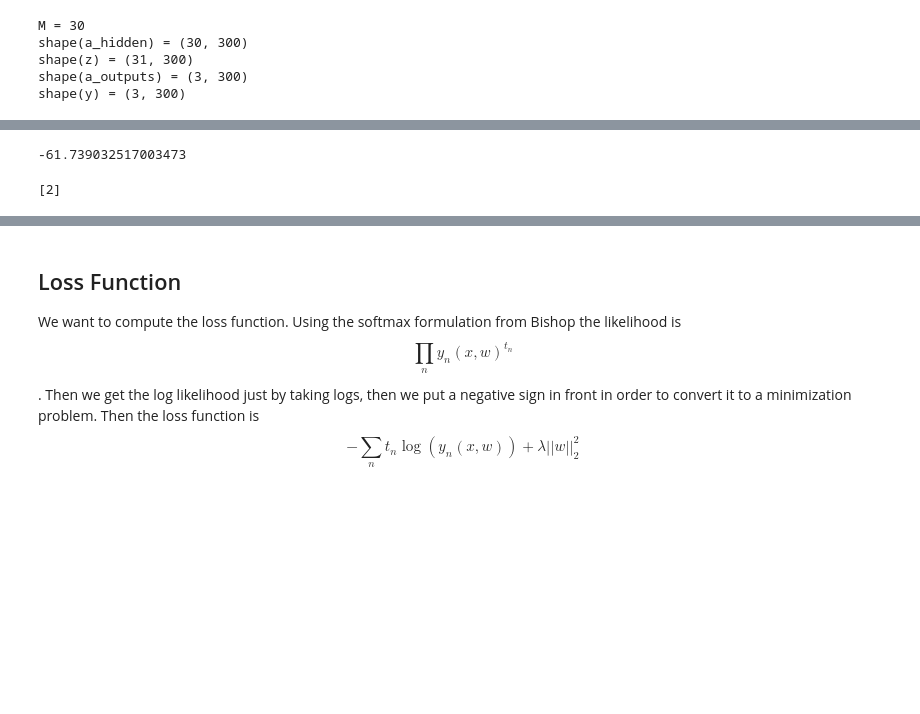
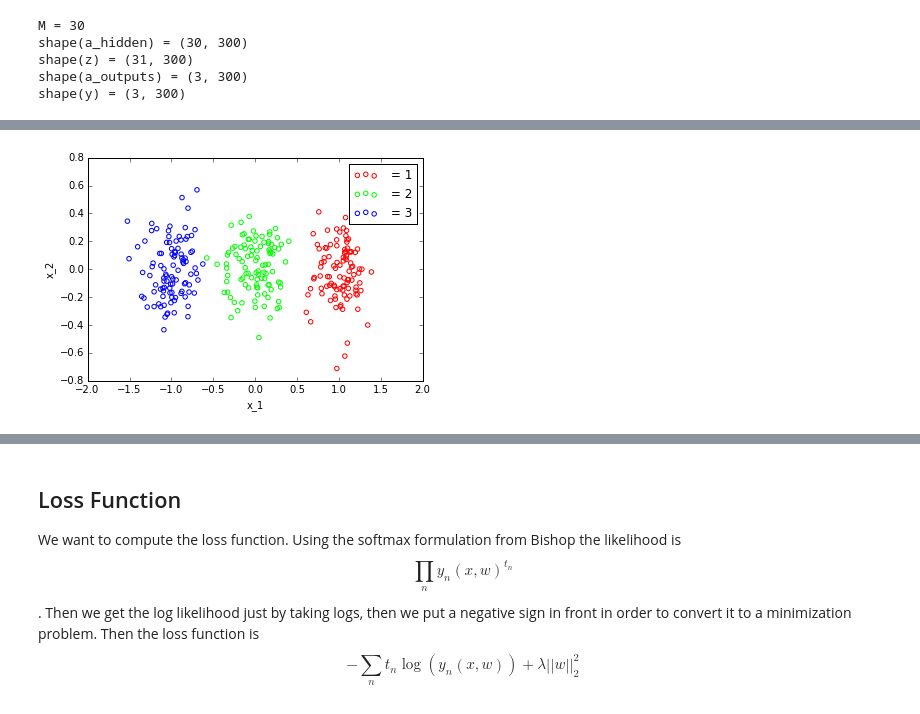
Before and after one commit to peteflorence/Machine-Learning-6.867-homework, a Jupyter notebook: hw3/prob_2_firstpart.ipynb, the cells around one changed output, grey strips where cells are left out. Cells and saved outputs as stored; diff of their text form; code cells hidden in the pictures; blank space fills up the shorter version.

Commit message:
update ipynb with new grad descent stuff

```diff
--- a/hw3/prob_2_firstpart.ipynb
+++ b/hw3/prob_2_firstpart.ipynb
@@ -10,6 +10,6 @@ The autoreload extension is already loaded. To reload it, use:
   %reload_ext autoreload
 # %%
 filename = "toy_multiclass_1"
-nn = NeuralNet.fromMAT(filename, type="train")
+nn = NeuralNet.fromMAT(filename, type="train", lam=0)
 # print nn.X
 # print nn.T
@@ -49,12 +40,24 @@ shape(z) = (31, 300)
 shape(a_outputs) = (3, 300)
 shape(y) = (3, 300)
 # %%
-w_list = [nn.W1, nn.W2]
+w_list = [np.random.random_sample(np.shape(nn.W1)), np.random.random_sample(np.shape(nn.W2))]
+nn.W1 = w_list[0]
+nn.W2 = w_list[1]
+# nn.forwardProp(nn.X, w_list=w_list)
+# nn.computeDeltaOutput(np.arange(0,nn.N))
+# print np.shape(nn.deltaOutput)
+# print np.shape(nn.W2[:,1:].T)
+# nn.backPropFull()
 [W1_grad, W2_grad] = nn.evalDerivs(w_list)
 print "shape(W1_grad) = " + str(np.shape(W1_grad))
 print "shape(W2_grad) = " + str(np.shape(W2_grad))
 print "shape(deltaHidden) = " + str(np.shape(nn.deltaHidden))
 print "shape(deltaOutput) = " + str(np.shape(nn.deltaOutput))
+# t = np.outer(nn.deltaHidden[:,0], nn.X[:,0])
+# print np.shape(t)
+# s = np.outer(nn.deltaOutput[:,0], nn.z[:,0])
+# print np.shape(s)
+print W2_grad
 # %% [output]
 shape(W1_grad) = (30, 3)
 shape(W2_grad) = (3, 31)
@@ -63,18 +79,4 @@ shape(deltaOutput) = (3,)
-# %%
-nn.evalCost(2)
-# %% [output]
--61.739032517003473
-# %%
-a = [1,2]
-b = []
-b.append(2)
-print b
-# type(a)
-# if type(a) == list:
-#     print "we have a list!!!"
-
-# for idx, val in enumerate(a):
-#     print "idx is " + str(idx)
-#     print "val is " + str(val)
-# %% [output]
-[2]
+# %%
+nn.plotData()
+# %% [output]
+[figure, added]
```
Also changed, not shown: parts of 6 cells of this notebook.
